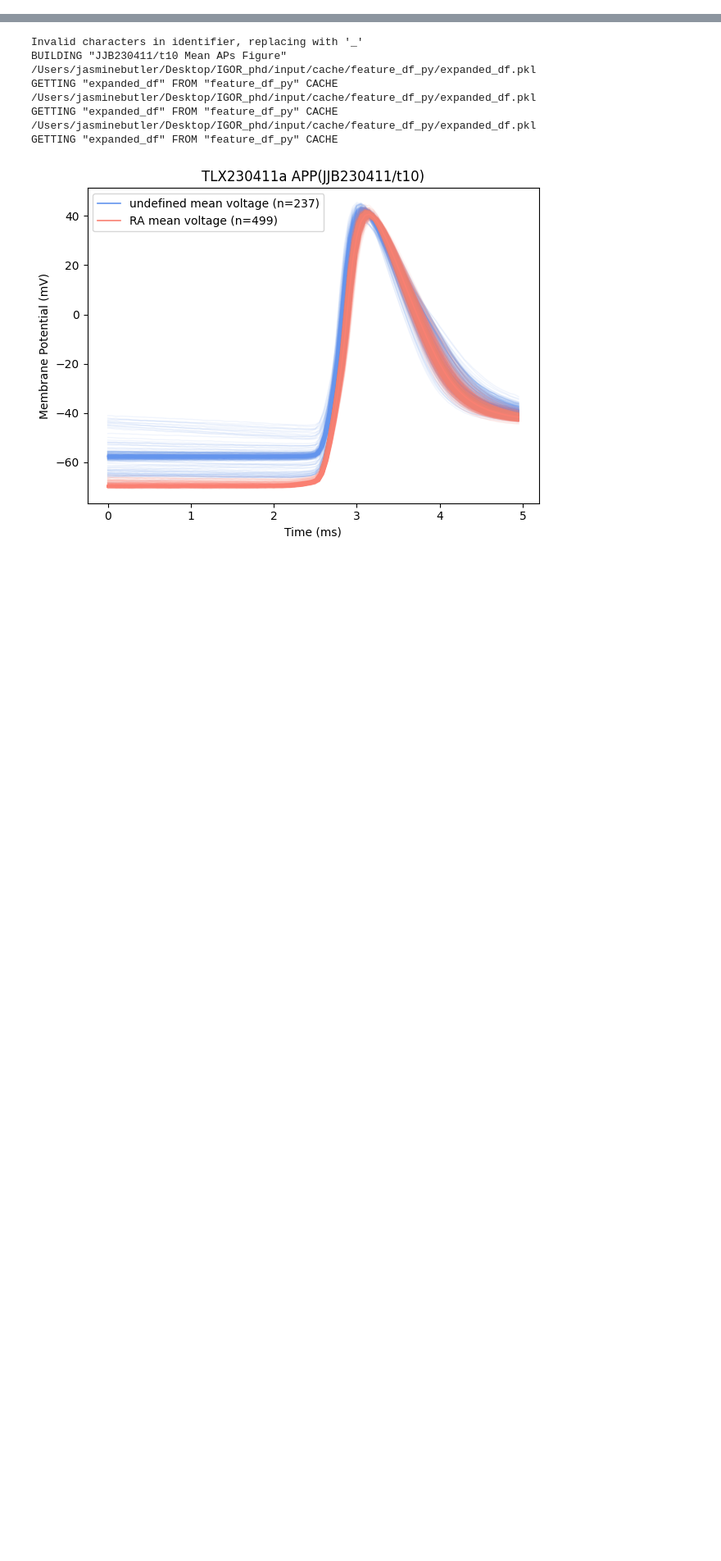
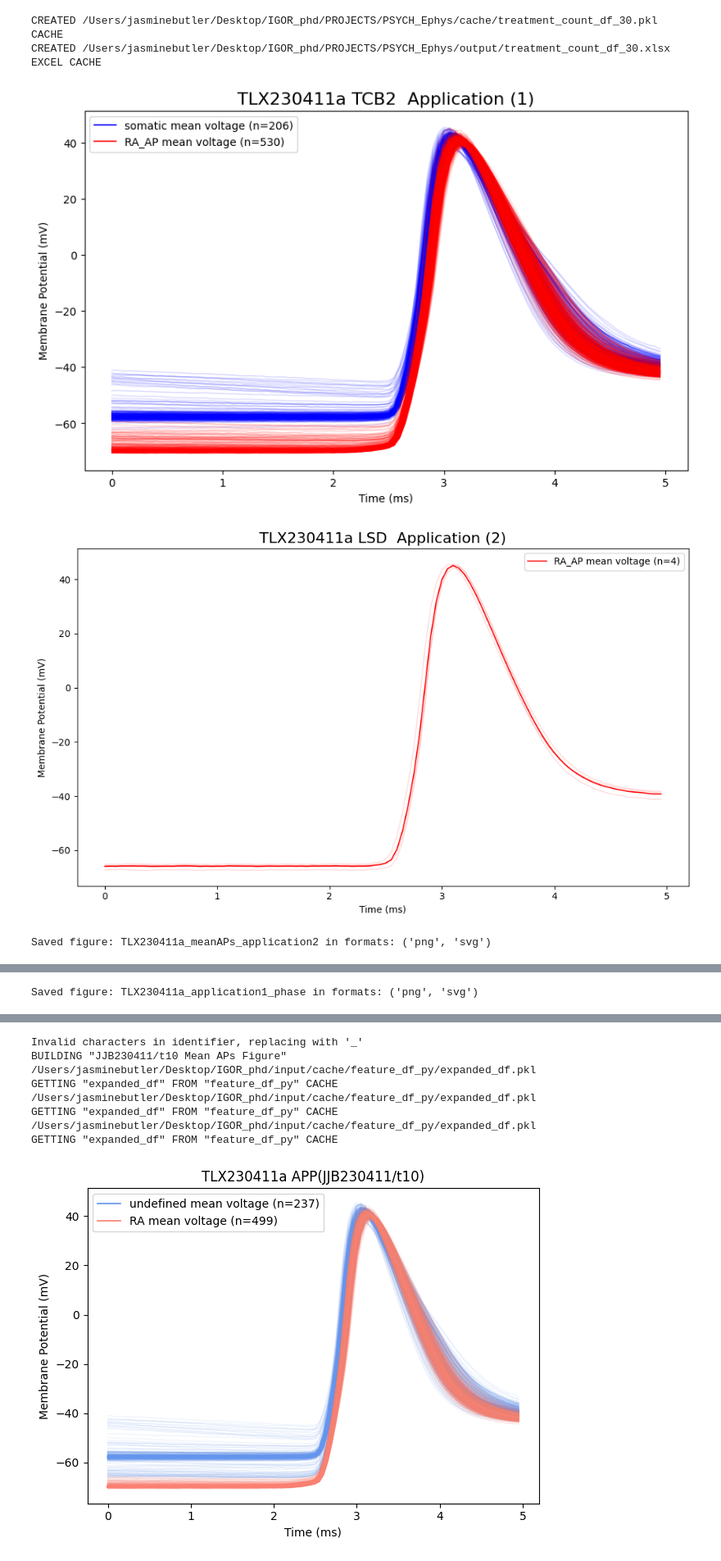
Before and after one commit to jjb-hub/IGOR_phd, a Jupyter notebook: RUN.ipynb, the cells around one changed output, grey strips where cells are left out. Shown at 82% size. Cells and saved outputs as stored; diff of their text form; code cells hidden in the pictures; blank space fills up the shorter version.

```diff
--- a/RUN.ipynb
+++ b/RUN.ipynb
@@ -84,0 +78,17 @@ Application(project='PSYCH_Ephys', data_type='APP', cell_type=None, cell_subtype
+# %%
+from module.Figure import RA_AP_analysis
+project="PSYCH_Ephys"
+RA_AP_analysis(project=project,
+            data_type = 'APP', #pAD_hunter
+            cell_id=['TLX230411a'],#['TLX230622b', 'TLX230719b'], #['DRD230616b'],
+            # cell_type = 'L5a_TLX',
+            # treatment='PSIL',
+            valid_only = False,  # WHY is this false SIM241202a
+            # threshold_access_change=None,
+            )
+# %% [output]
+CREATED /Users/jasminebutler/Desktop/IGOR_phd/PROJECTS/PSYCH_Ephys/cache/treatment_count_df_30.pkl CACHE
+CREATED /Users/jasminebutler/Desktop/IGOR_phd/PROJECTS/PSYCH_Ephys/output/treatment_count_df_30.xlsx EXCEL CACHE
+[figure, added]
+[figure, added]
+Saved figure: TLX230411a_meanAPs_application2 in formats: ('png', 'svg')
@@ -84,0 +96 @@ Application(project='PSYCH_Ephys', data_type='APP', cell_type=None, cell_subtype
+Saved figure: TLX230411a_application1_phase in formats: ('png', 'svg')
```
Also changed, not shown: parts of 5 cells of this notebook, 2 other files.
